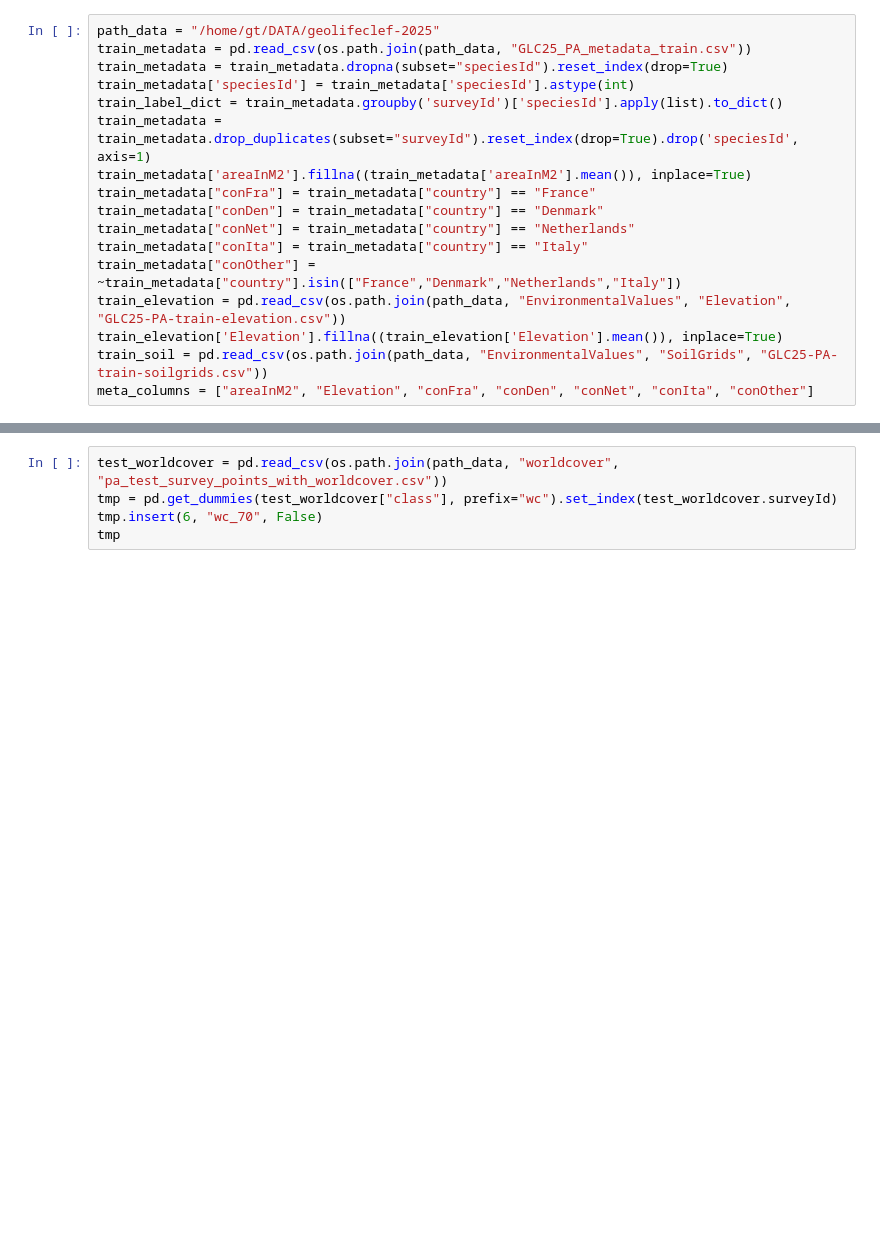
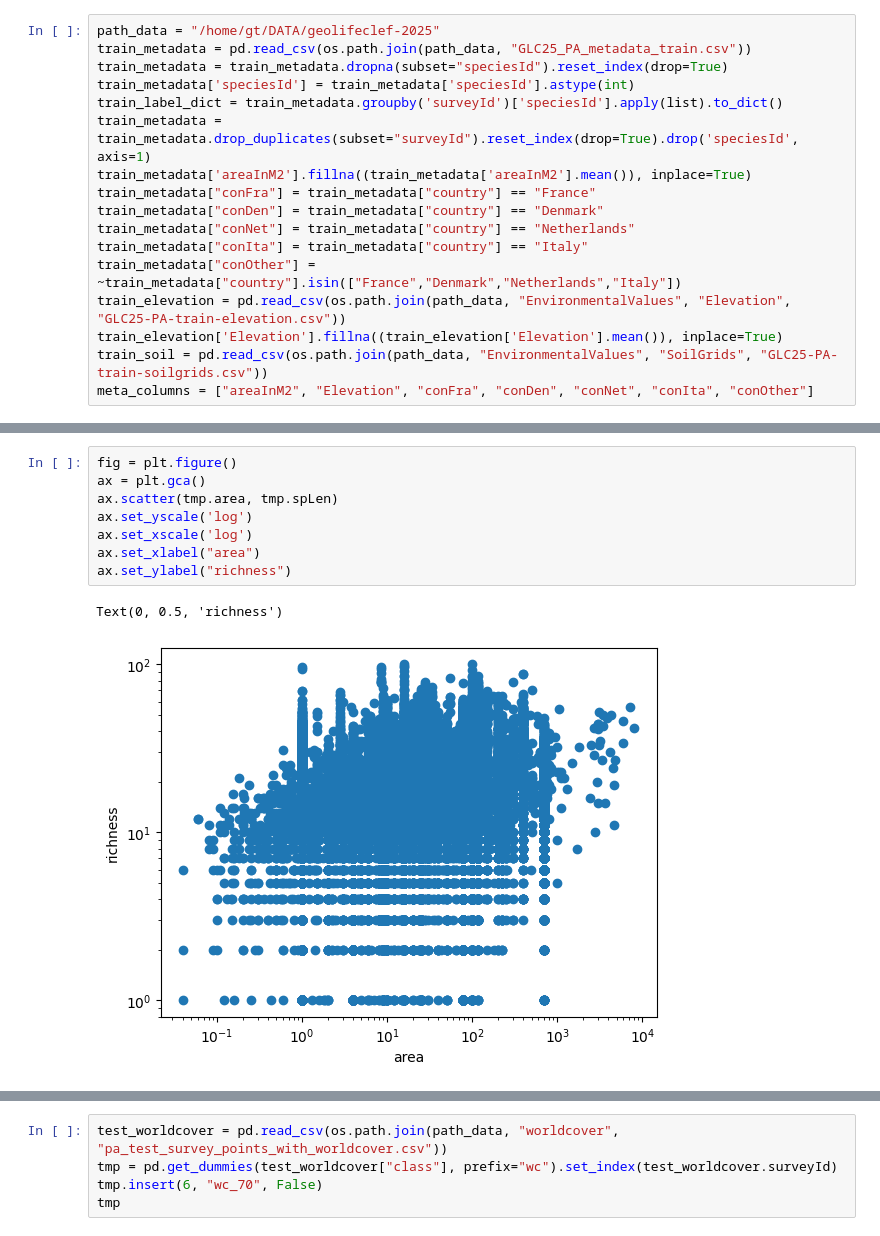
Before and after one commit to gtikhonov/geolifeclef, a Jupyter notebook: prithvi/exploration.ipynb, the cells around one changed output, grey strips where cells are left out. Cells and saved outputs as stored; diff of their text form; blank space fills up the shorter version.

```diff
--- a/prithvi/exploration.ipynb
+++ b/prithvi/exploration.ipynb
@@ -45,0 +186,11 @@ train_metadata
+# %%
+fig = plt.figure()
+ax = plt.gca()
+ax.scatter(tmp.area, tmp.spLen)
+ax.set_yscale('log')
+ax.set_xscale('log')
+ax.set_xlabel("area")
+ax.set_ylabel("richness")
+# %% [output]
+Text(0, 0.5, 'richness')
+[figure, added]
```
Also changed, not shown: parts of 22 cells of this notebook.
